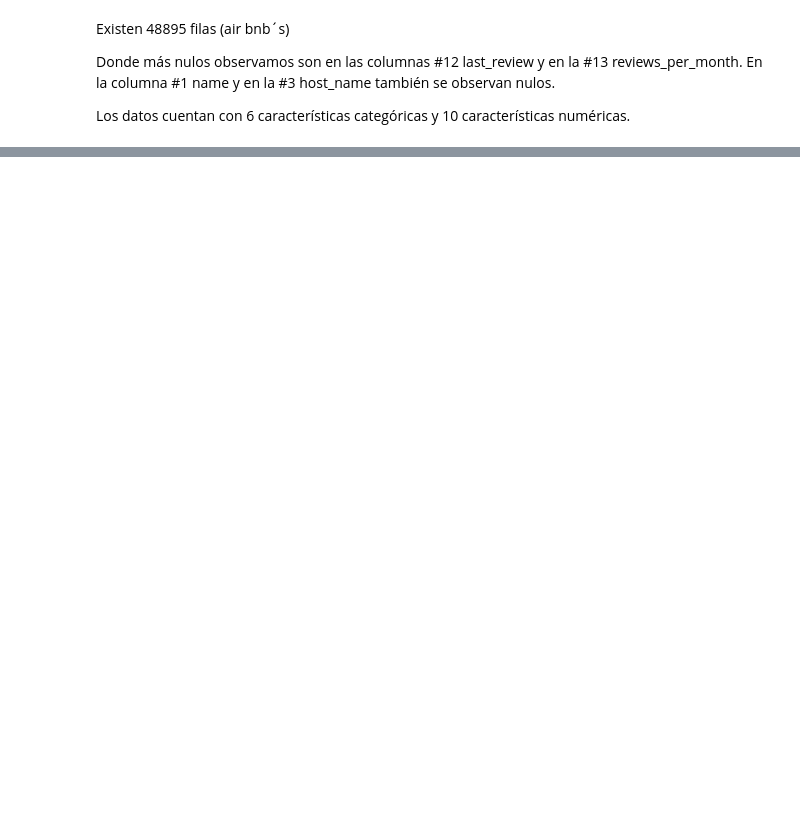
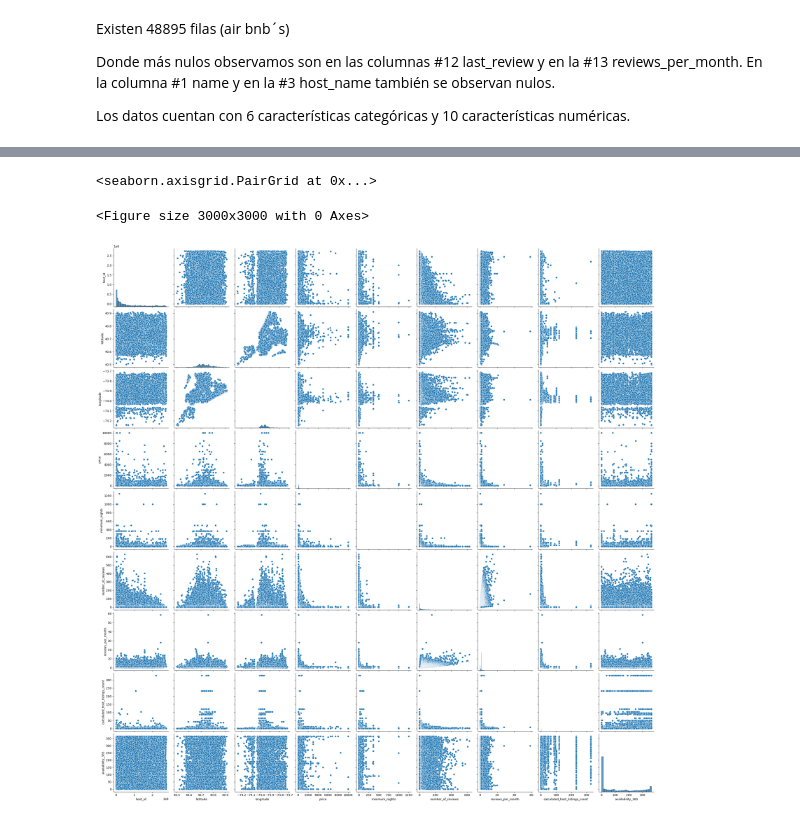
Before and after one commit to 4GeeksAcademy/fer-romerEDA, a Jupyter notebook: src/explore.ipynb, the cells around one changed output, grey strips where cells are left out. Drawn from its saved outputs; the diff is of its cells as text; code cells hidden in the pictures; blank space fills up the shorter version.

```diff
--- a/src/explore.ipynb
+++ b/src/explore.ipynb
@@ -108,0 +233,7 @@ dtype: int64
+# %%
+plt.figure(figsize = (30, 30))
+sns.pairplot(AB_NYC_2019, height=3, diag_kind='hist')
+# %% [output]
+<seaborn.axisgrid.PairGrid at 0x...>
+<Figure size 3000x3000 with 0 Axes>
+[figure, added]
```
Also changed, not shown: parts of 21 cells of this notebook.
